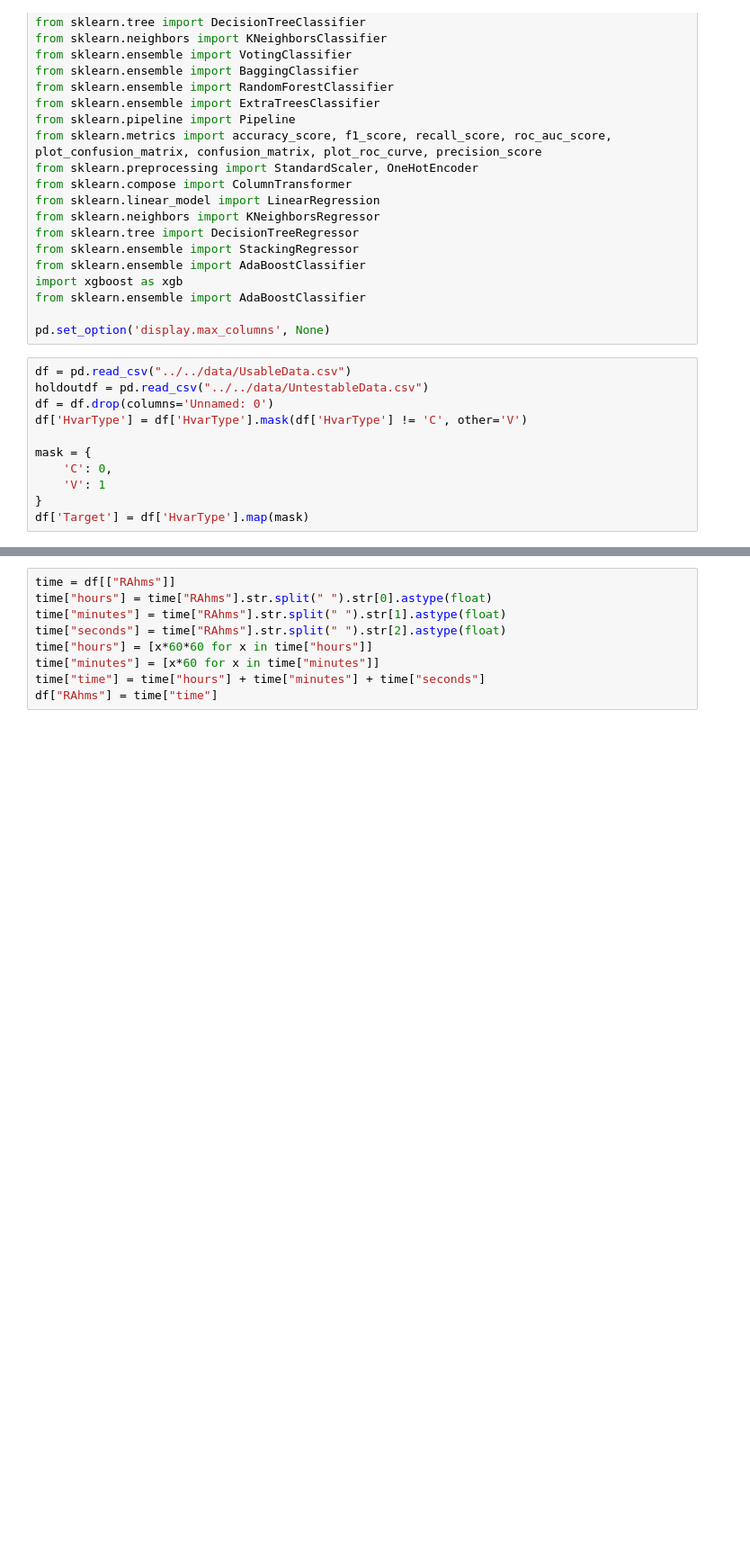
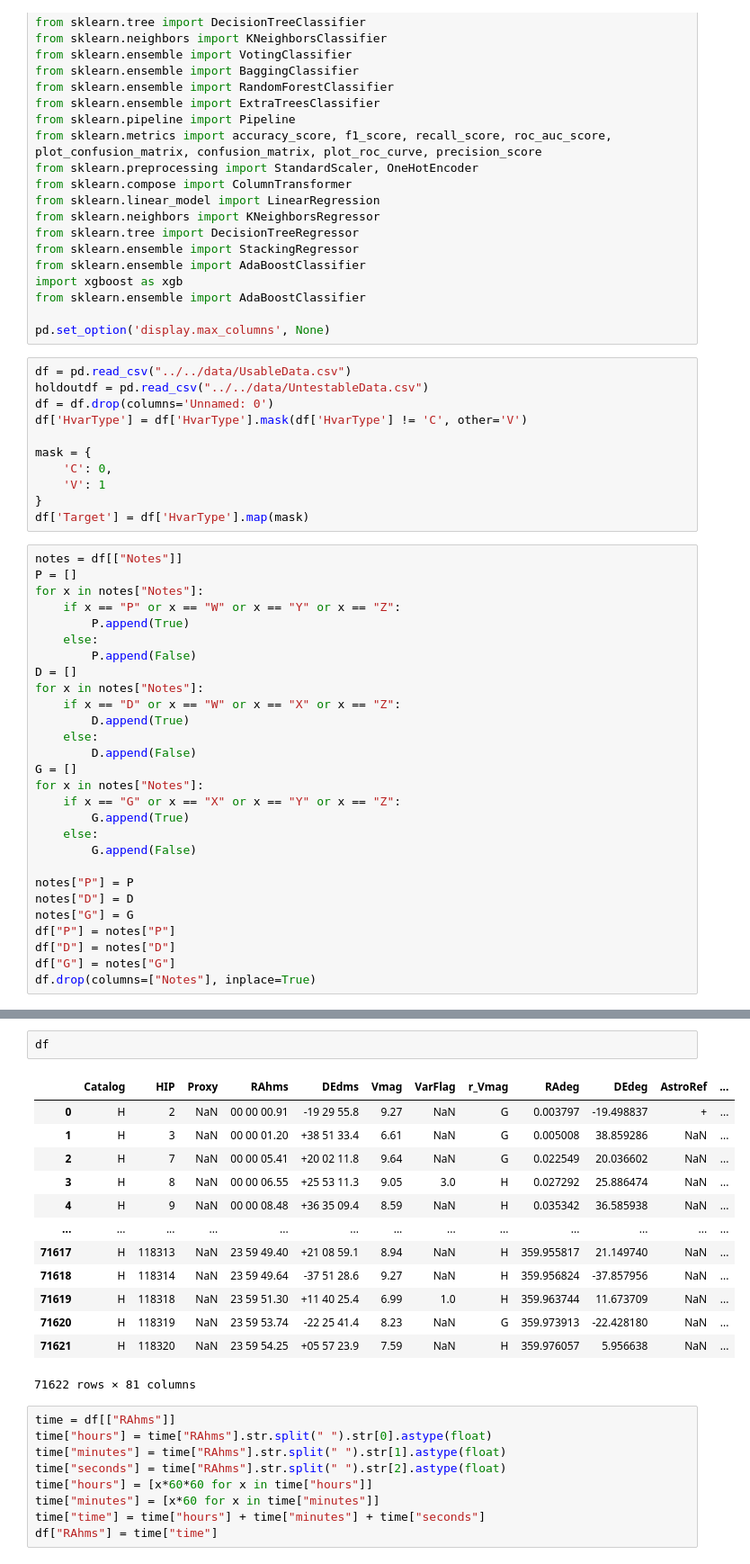
Before and after one commit to pjlannoo/StarVariabilityML, a Jupyter notebook: Notebooks/ConnorWorkSpace/Cleaning.ipynb, the cells around one changed output, grey strips where cells are left out. Shown at 90% size. Saved outputs shown, nothing was run; the diff lists cells and outputs as text; blank space fills up the shorter version.

Commit message:
Notes preprocessing

```diff
--- a/Notebooks/ConnorWorkSpace/Cleaning.ipynb
+++ b/Notebooks/ConnorWorkSpace/Cleaning.ipynb
@@ -36,3 +36,31 @@ mask = {
     'V': 1
 }
 df['Target'] = df['HvarType'].map(mask)
+# %%
+notes = df[["Notes"]]
+P = []
+for x in notes["Notes"]:
+    if x == "P" or x == "W" or x == "Y" or x == "Z":
+        P.append(True)
+    else:
+        P.append(False)
+D = []
+for x in notes["Notes"]:
+    if x == "D" or x == "W" or x == "X" or x == "Z":
+        D.append(True)
+    else:
+        D.append(False)
+G = []
+for x in notes["Notes"]:
+    if x == "G" or x == "X" or x == "Y" or x == "Z":
+        G.append(True)
+    else:
+        G.append(False)
+
+notes["P"] = P
+notes["D"] = D
+notes["G"] = G
+df["P"] = notes["P"]
+df["D"] = notes["D"]
+df["G"] = notes["G"]
+df.drop(columns=["Notes"], inplace=True)
@@ -39,3 +83,19 @@ df['Target'] = df['HvarType'].map(mask)
+# %%
+df
+# %% [output]
+|  | Catalog | HIP | Proxy | RAhms | DEdms | Vmag | VarFlag | r_Vmag | RAdeg | DEdeg | AstroRef | ... |
+| 0 | H | 2 | NaN | 00 00 00.91 | -19 29 55.8 | 9.27 | NaN | G | 0.003797 | -19.498837 | + | ... |
+| 1 | H | 3 | NaN | 00 00 01.20 | +38 51 33.4 | 6.61 | NaN | G | 0.005008 | 38.859286 | NaN | ... |
+| 2 | H | 7 | NaN | 00 00 05.41 | +20 02 11.8 | 9.64 | NaN | G | 0.022549 | 20.036602 | NaN | ... |
+| 3 | H | 8 | NaN | 00 00 06.55 | +25 53 11.3 | 9.05 | 3.0 | H | 0.027292 | 25.886474 | NaN | ... |
+| 4 | H | 9 | NaN | 00 00 08.48 | +36 35 09.4 | 8.59 | NaN | H | 0.035342 | 36.585938 | NaN | ... |
+| ... | ... | ... | ... | ... | ... | ... | ... | ... | ... | ... | ... | ... |
+| 71617 | H | 118313 | NaN | 23 59 49.40 | +21 08 59.1 | 8.94 | NaN | H | 359.955817 | 21.149740 | NaN | ... |
+| 71618 | H | 118314 | NaN | 23 59 49.64 | -37 51 28.6 | 9.27 | NaN | H | 359.956824 | -37.857956 | NaN | ... |
+| 71619 | H | 118318 | NaN | 23 59 51.30 | +11 40 25.4 | 6.99 | 1.0 | H | 359.963744 | 11.673709 | NaN | ... |
+| 71620 | H | 118319 | NaN | 23 59 53.74 | -22 25 41.4 | 8.23 | NaN | G | 359.973913 | -22.428180 | NaN | ... |
+| 71621 | H | 118320 | NaN | 23 59 54.25 | +05 57 23.9 | 7.59 | NaN | H | 359.976057 | 5.956638 | NaN | ... |
+71622 rows × 81 columns
 # %%
 time = df[["RAhms"]]
 time["hours"] = time["RAhms"].str.split(" ").str[0].astype(float)
```
Also changed, not shown: parts of 1 cell of this notebook.
